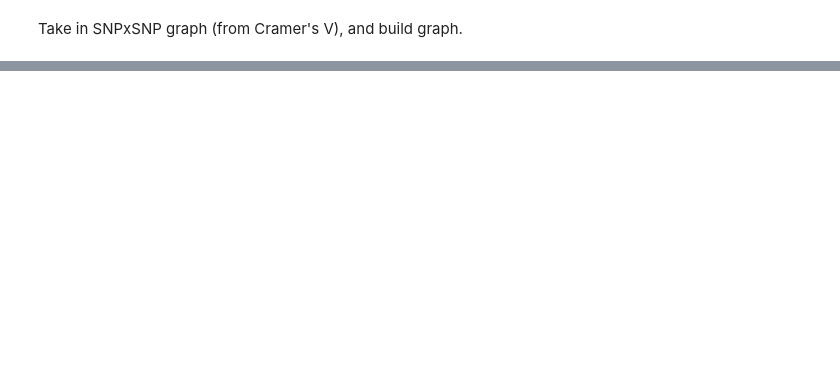
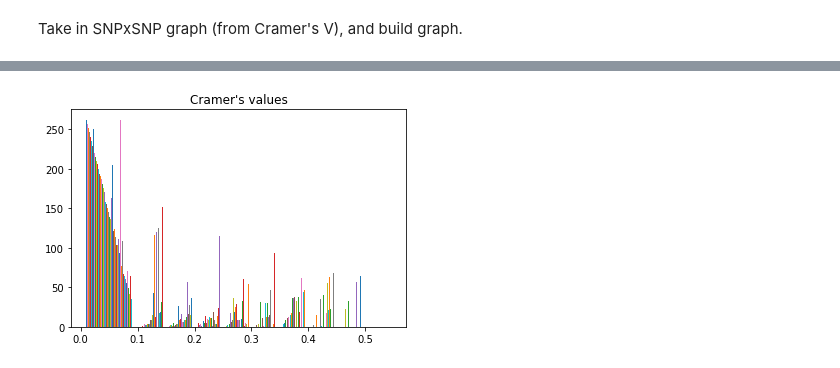
Before and after one commit to rishasurana/gene-graphs, a Jupyter notebook: louvain.ipynb, the cells around one changed output, grey strips where cells are left out. Drawn from its saved outputs; the diff is of its cells as text; code cells hidden in the pictures; blank space fills up the shorter version.

Commit message:
New values

```diff
--- a/louvain.ipynb
+++ b/louvain.ipynb
@@ -110,0 +26,4 @@ ValueError: The input matrix is empty.
+# %%
+arr = np.loadtxt("chrom19cramer100.csv",
+                 delimiter=",", dtype=np.float64)
+arr
@@ -110,0 +44,9 @@ ValueError: The input matrix is empty.
+# %%
+from matplotlib import pyplot as plt
+
+a = np.array(arr)
+plt.hist(a, bins = [0,0.1,0.15,0.2,0.25,0.3,0.35,0.4,0.45,0.5,0.55])
+plt.title("Cramer's values")
+plt.show()
+# %% [output]
+[figure, added]
```
Also changed, not shown: parts of 9 cells of this notebook, 3 other files.
